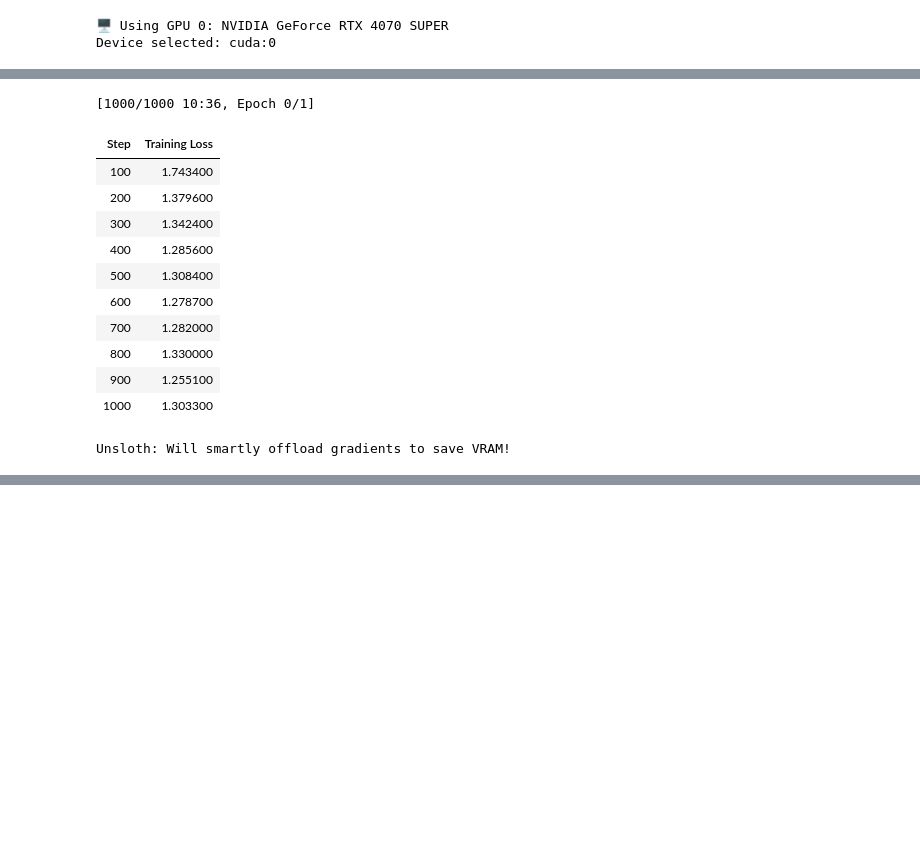
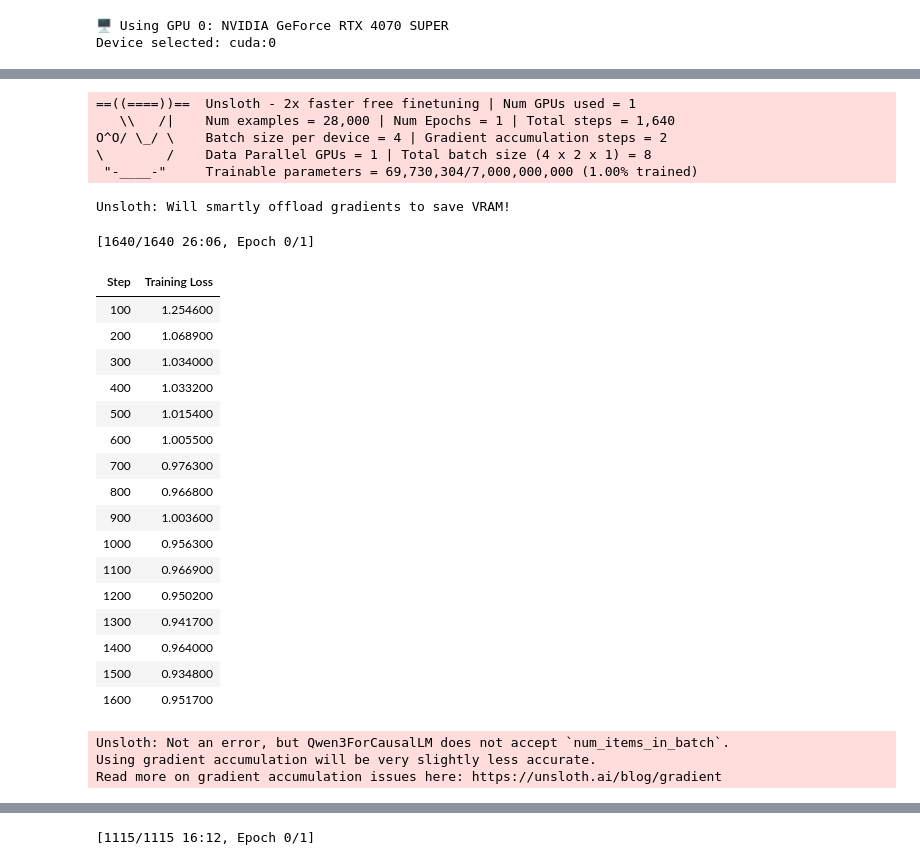
Before and after one commit to Elcasvi/Code-Fixer-LLM-Agent, a Jupyter notebook: fine-tuning-LLM/unsloth-fine-hyper-parameters-tuning.ipynb, the cells around one changed output, grey strips where cells are left out. Drawn from its saved outputs; the diff is of its cells as text; code cells hidden in the pictures; blank space fills up the shorter version.

```diff
--- a/fine-tuning-LLM/unsloth-fine-hyper-parameters-tuning.ipynb
+++ b/fine-tuning-LLM/unsloth-fine-hyper-parameters-tuning.ipynb
@@ -10,8 +3,8 @@ import tqdm as notebook_tqdm
 # %%
 dataset_path="dataset/small_datset.jsonl"
 dataset_name = "tssb_data_3M"
-dataset = load_dataset("json", data_files=dataset_path, split="train[:90%]")
-eval_dataset = load_dataset("json", data_files=dataset_path, split="train[90%:]")
+dataset = load_dataset("json", data_files=dataset_path, split="train[:80%]")
+eval_dataset = load_dataset("json", data_files=dataset_path, split="train[80%:]")
 
 print("dataset: ",dataset)
 print("eval_dataset: ",eval_dataset)
@@ -26 +19,15 @@ eval_dataset:  Dataset({
 })
+# %%
+def combine_prompt_completion(example):
+    return {
+        "text": example["prompt"] + " " + example["completion"],
+        "buggy_code": example["prompt"],
+        "fixed_code": example["completion"]
+    }
+
+dataset = dataset.map(combine_prompt_completion)
+eval_dataset = eval_dataset.map(combine_prompt_completion)
+EVAL_REFERENCES = [ex["fixed_code"] for ex in eval_dataset]
+print("dataset:", dataset[0],"\n")
+print("eval_dataset:", eval_dataset[0],"\n")
+print("eval_references:", EVAL_REFERENCES[0],"\n")
@@ -45,7 +58,7 @@ Device selected: cuda:0
 # %%
 from unsloth import FastLanguageModel
 model, tokenizer = FastLanguageModel.from_pretrained(
-    model_name = "unsloth/Qwen3-8B-unsloth-bnb-4bit",
+    model_name = "unsloth/Qwen3-1.7B-unsloth-bnb-4bit",
     max_seq_length = 4096,   # Context length - can be longer, but uses more memory
     load_in_4bit = True,     # 4bit uses much less memory
     load_in_8bit = False,    # A bit more accurate, uses 2x memory
@@ -176,24 +206,22 @@ def objective(trial):
     start=time.time()
     # Suggest hyperparameters
     learning_rate = trial.suggest_float("learning_rate", 1e-5,5e-4, log=True)
-    # batch_size = trial.suggest_categorical("per_device_train_batch_size", [4,6,8])
-    # gradient_accumulation_steps = trial.suggest_categorical("gradient_accumulation_steps",[4,6,8])
     num_epochs = trial.suggest_int("num_train_epochs", 5, 10)
-    batch_size=1
+    max_steps = trial.suggest_int("max_steps", 500,2000)
+    batch_size=2
 
     # SFT Config
     config = SFTConfig(
         dataset_num_proc = 1,
         #output_dir="./outputs",
-        dataset_text_field="prompt",#Depends on the colum of your data set
-        #dataset_text_field="question",#Depends on the colum of your data set
+        dataset_text_field="text",#Depends on the colum of your data set
         learning_rate=learning_rate,
         per_device_train_batch_size=batch_size,
         gradient_accumulation_steps=batch_size,
         num_train_epochs=num_epochs,
         report_to="none",
         logging_steps=100,
-        max_steps=1000,
+        max_steps=max_steps,
         eval_accumulation_steps=100
     )
 
@@ -217,6 +245,7 @@ def objective(trial):
     run[f"trial/{trial.number}/params"] = {
         "learning_rate": learning_rate,
         "num_epochs": num_epochs,
+        "max_steps": max_steps,
     }
 
 
@@ -232,8 +261,16 @@ def objective(trial):
     return metrics["eval_loss"]  # Or any other metric
 # %%
 import optuna
+start=time.time()
 neptune_callback = optuna_utils.NeptuneCallback(run)
 
 study = optuna.create_study(direction="minimize")
-study.optimize(objective, n_trials=10, callbacks=[neptune_callback], show_progress_bar=True)
+study.optimize(objective, n_trials=6, callbacks=[neptune_callback], show_progress_bar=True)
+end = time.time()
+length = end - start
+
+hours = int(length // 3600)
+minutes = int((length % 3600) // 60)
+seconds = int(length % 60)
+print(f"It took {hours} hours, {minutes} minutes, and {seconds} seconds to train the model!")
 # %% [output]
@@ -245,13 +278,27 @@ O^O/ \_/ \    Batch size per device = 2 | Gradient accumulation steps = 1
-[1000/1000 10:36, Epoch 0/1]
+==((====))==  Unsloth - 2x faster free finetuning | Num GPUs used = 1
+   \\   /|    Num examples = 28,000 | Num Epochs = 1 | Total steps = 1,640
+O^O/ \_/ \    Batch size per device = 4 | Gradient accumulation steps = 2
+\        /    Data Parallel GPUs = 1 | Total batch size (4 x 2 x 1) = 8
+ "-____-"     Trainable parameters = 69,730,304/7,000,000,000 (1.00% trained)
+Unsloth: Will smartly offload gradients to save VRAM!
+[1640/1640 26:06, Epoch 0/1]
 | Step | Training Loss |
-| 100 | 1.743400 |
-| 200 | 1.379600 |
-| 300 | 1.342400 |
-| 400 | 1.285600 |
-| 500 | 1.308400 |
-| 600 | 1.278700 |
-| 700 | 1.282000 |
-| 800 | 1.330000 |
-| 900 | 1.255100 |
-| 1000 | 1.303300 |
+| 100 | 1.254600 |
+| 200 | 1.068900 |
+| 300 | 1.034000 |
+| 400 | 1.033200 |
+| 500 | 1.015400 |
+| 600 | 1.005500 |
+| 700 | 0.976300 |
+| 800 | 0.966800 |
+| 900 | 1.003600 |
+| 1000 | 0.956300 |
+| 1100 | 0.966900 |
+| 1200 | 0.950200 |
+| 1300 | 0.941700 |
+| 1400 | 0.964000 |
+| 1500 | 0.934800 |
+| 1600 | 0.951700 |
-Unsloth: Will smartly offload gradients to save VRAM!
+Unsloth: Not an error, but Qwen3ForCausalLM does not accept `num_items_in_batch`.
+Using gradient accumulation will be very slightly less accurate.
+Read more on gradient accumulation issues here: https://unsloth.ai/blog/gradient
@@ -273 +325,2 @@ O^O/ \_/ \    Batch size per device = 2 | Gradient accumulation steps = 1
+[1115/1115 16:12, Epoch 0/1]
 | Step | Training Loss |
```
Also changed, not shown: parts of 10 cells of this notebook, 5 other files.
